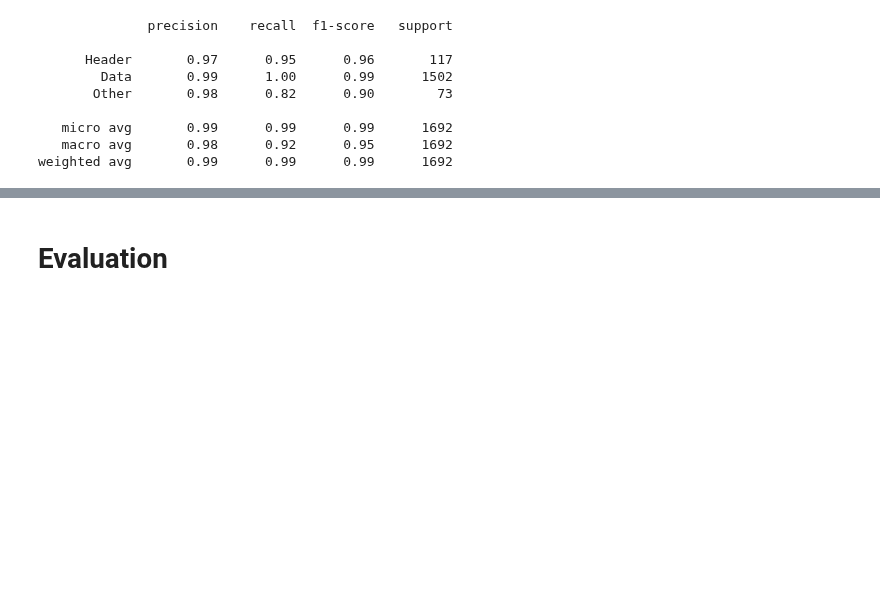
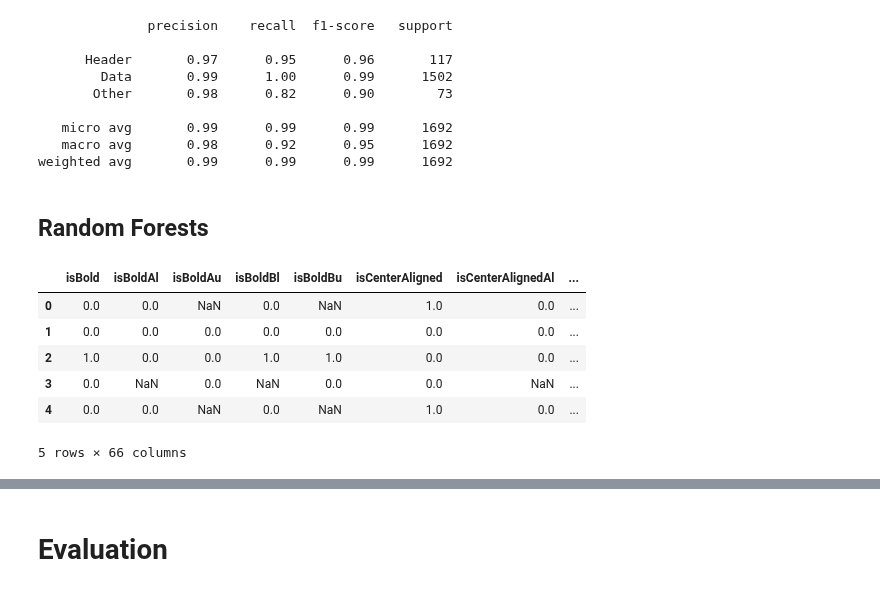
Before and after one commit to RichStone/web-tables-header-detection, a Jupyter notebook: Notebooks/Table Header Detection.ipynb, the cells around one changed output, grey strips where cells are left out. Saved outputs shown, nothing was run; the diff lists cells and outputs as text; code cells hidden in the pictures; blank space fills up the shorter version.

```diff
--- a/Notebooks/Table Header Detection.ipynb
+++ b/Notebooks/Table Header Detection.ipynb
@@ -797,3 +798,5 @@ print(classification_report(
    micro avg       0.99      0.99      0.99      1692
    macro avg       0.98      0.92      0.95      1692
 weighted avg       0.99      0.99      0.99      1692
+# %% [markdown]
+## Random Forests
@@ -799,0 +810,35 @@ weighted avg       0.99      0.99      0.99      1692
+# %%
+# random forests expect float values so logarithmic binning doesn't work
+def normalizeRow(rowDict):
+    colCount = rowDict["colCount"]
+    rowDict.pop("colCount")
+    for feature in rowDict:
+        rowDict[feature] = rowDict[feature]/colCount
+    return rowDict
+
+tableFeatures = [tableFeatures for tableFeatures in tables["features"]]
+rowFeatures = []
+# reduce features to one table with features per row
+for table in tableFeatures:
+    for rowKey in table:
+        rowDict = table[rowKey]
+        rowDict = normalizeRow(rowDict)
+        rowDict['rowIndex'] = rowKey
+        rowFeatures.append(rowDict)
+
+tableLables = [tableAnnotations for tableAnnotations in tables["annotations"]]
+rowLables = reduce(list.__add__, tableLables)
+labels = {"Header": 0, "Data": 1, "Other": 2}
+rowLables = [labels[lable] for lable in rowLables]
+
+rowFeatures = pd.DataFrame(rowFeatures)
+
+rowFeatures.head()
+# %% [output]
+|  | isBold | isBoldAl | isBoldAu | isBoldBl | isBoldBu | isCenterAligned | isCenterAlignedAl | ... |
+| 0 | 0.0 | 0.0 | NaN | 0.0 | NaN | 1.0 | 0.0 | ... |
+| 1 | 0.0 | 0.0 | 0.0 | 0.0 | 0.0 | 0.0 | 0.0 | ... |
+| 2 | 1.0 | 0.0 | 0.0 | 1.0 | 1.0 | 0.0 | 0.0 | ... |
+| 3 | 0.0 | NaN | 0.0 | NaN | 0.0 | 0.0 | NaN | ... |
+| 4 | 0.0 | 0.0 | NaN | 0.0 | NaN | 1.0 | 0.0 | ... |
+5 rows × 66 columns
```
Also changed, not shown: parts of 6 cells of this notebook.
